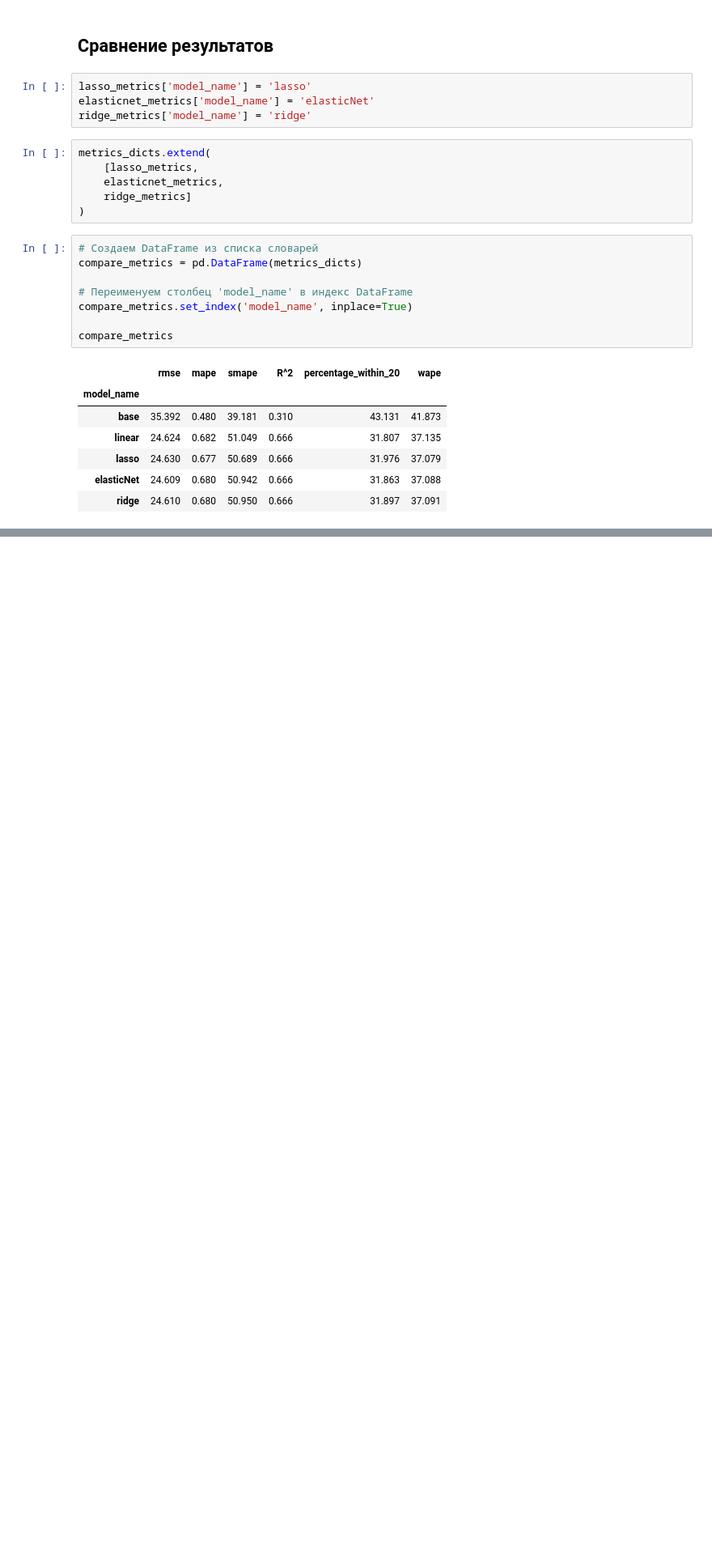
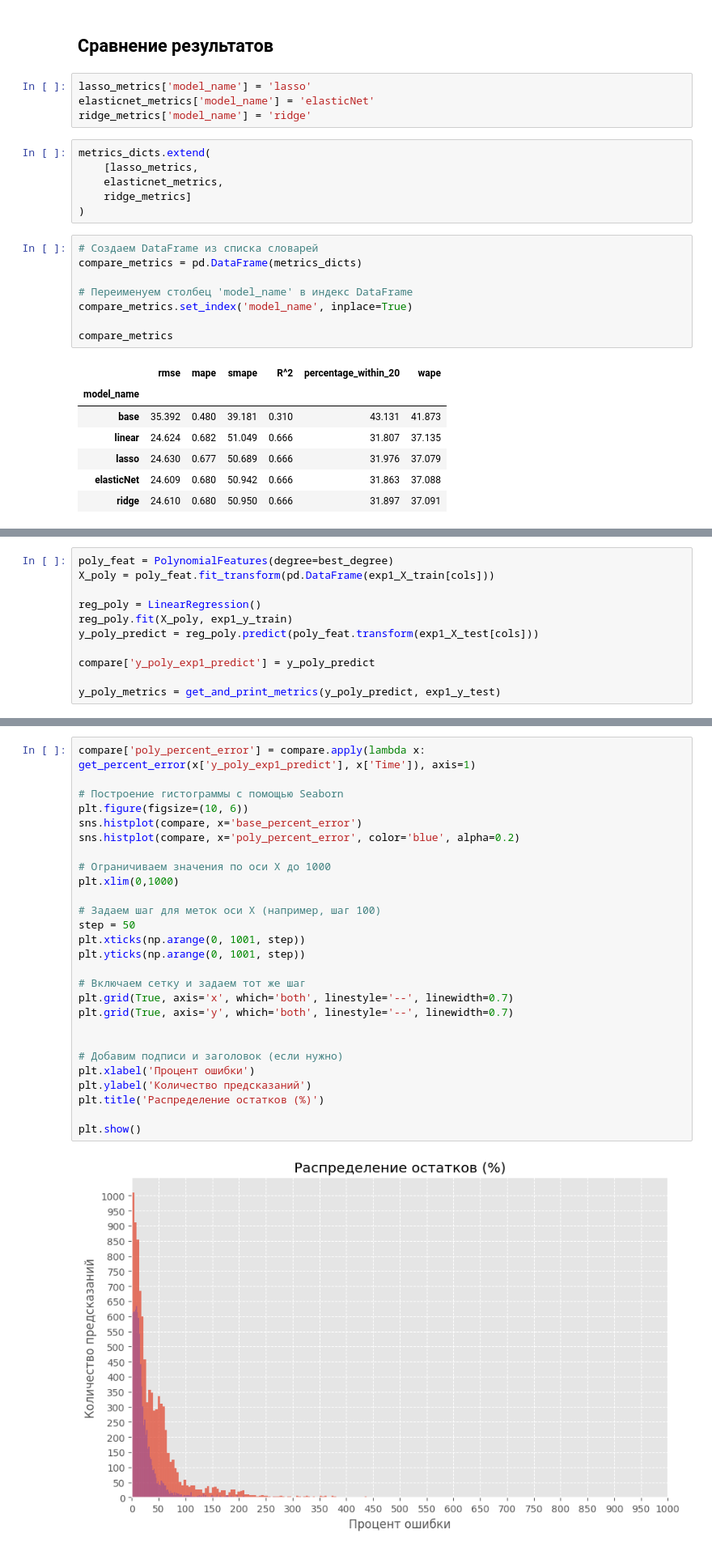
Before and after one commit to MikhailBuimov/laser_cutting, a Jupyter notebook: notebooks/laser_cutting_MODEL.ipynb, the cells around one changed output, grey strips where cells are left out. Shown at 81% size. Cells and saved outputs as stored; diff of their text form; blank space fills up the shorter version.

Commit message:
add poly gridsearch and complete notebook

```diff
--- a/notebooks/laser_cutting_MODEL.ipynb
+++ b/notebooks/laser_cutting_MODEL.ipynb
@@ -641,0 +535,11 @@ compare[compare['y_poly_exp1_predict']<0]
+# %%
+poly_feat = PolynomialFeatures(degree=best_degree)
+X_poly = poly_feat.fit_transform(pd.DataFrame(exp1_X_train[cols]))
+
+reg_poly = LinearRegression()
+reg_poly.fit(X_poly, exp1_y_train)
+y_poly_predict = reg_poly.predict(poly_feat.transform(exp1_X_test[cols]))
+
+compare['y_poly_exp1_predict'] = y_poly_predict
+
+y_poly_metrics = get_and_print_metrics(y_poly_predict, exp1_y_test)
@@ -641,0 +574,29 @@ compare[compare['y_poly_exp1_predict']<0]
+# %%
+compare['poly_percent_error'] = compare.apply(lambda x: get_percent_error(x['y_poly_exp1_predict'], x['Time']), axis=1)
+
+# Построение гистограммы с помощью Seaborn
+plt.figure(figsize=(10, 6))
+sns.histplot(compare, x='base_percent_error')
+sns.histplot(compare, x='poly_percent_error', color='blue', alpha=0.2)
+
+# Ограничиваем значения по оси X до 1000
+plt.xlim(0,1000)
+
+# Задаем шаг для меток оси X (например, шаг 100)
+step = 50
+plt.xticks(np.arange(0, 1001, step))
+plt.yticks(np.arange(0, 1001, step))
+
+# Включаем сетку и задаем тот же шаг
+plt.grid(True, axis='x', which='both', linestyle='--', linewidth=0.7)
+plt.grid(True, axis='y', which='both', linestyle='--', linewidth=0.7)
+
+
+# Добавим подписи и заголовок (если нужно)
+plt.xlabel('Процент ошибки')
+plt.ylabel('Количество предсказаний')
+plt.title('Распределение остатков (%)')
+
+plt.show()
+# %% [output]
+[figure, added]
```
Also changed, not shown: parts of 64 cells of this notebook.
